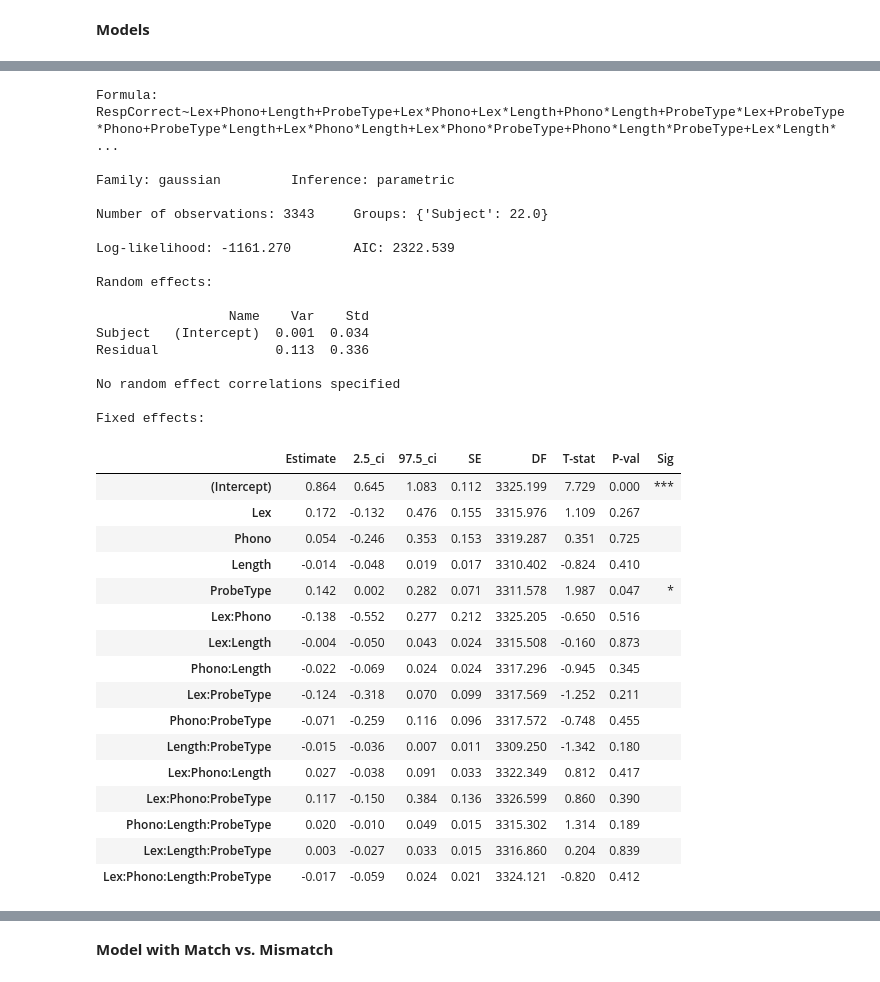
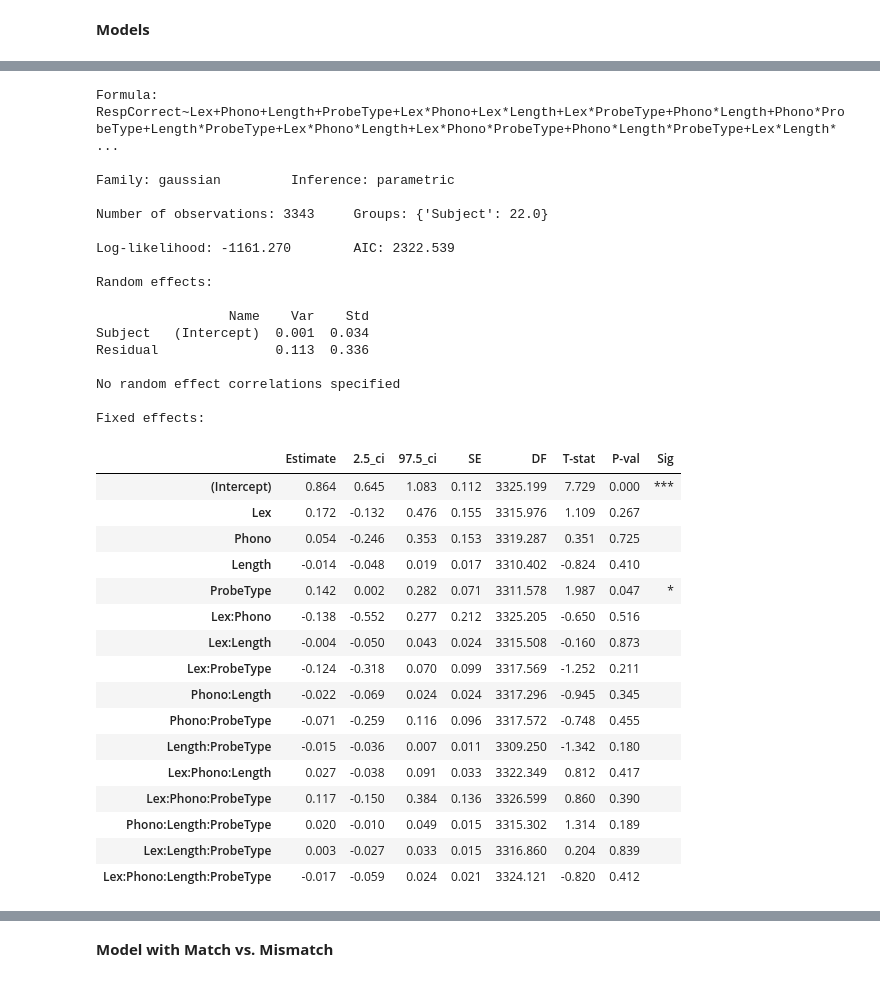
Before and after one commit to cristinarainich/Sternberg_analysis, a Jupyter notebook: Models.ipynb, the cells around one changed output, grey strips where cells are left out. Cells and saved outputs as stored; diff of their text form; code cells hidden in the pictures.

```diff
--- a/Models.ipynb
+++ b/Models.ipynb
@@ -605,37 +907,37 @@ pl.title('iEEG The distribution of accuracy');
 # %%
-model_4i = Lmer(
-    'RespCorrect ~ Lex + Phono + Length + ProbeType + Lex*Phono + Lex*Length + Phono*Length + ProbeType*Lex + ProbeType*Phono + ProbeType*Length + Lex*Phono*Length + Lex*Phono*ProbeType + Phono*Length*ProbeType + Lex*Length*ProbeType + Lex*Phono*Length*ProbeType + (1|Subject)',
-    data=ieeg_data
-    )
-model_4i.fit()
+model_fulli3 = Lmer(
+    'RespCorrect ~ Lex + Phono + Length + ProbeType + Lex*Phono + Lex*Length + Lex*ProbeType + Phono*Length + Phono*ProbeType + Length*ProbeType + Lex*Phono*Length + Lex*Phono*ProbeType + Phono*Length*ProbeType + Lex*Length*ProbeType + Lex*Phono*Length*ProbeType + (1|Subject)',
+    data = ieeg_data
+)
+model_fulli3.fit()
 # %% [output]
-Formula: RespCorrect~Lex+Phono+Length+ProbeType+Lex*Phono+Lex*Length+Phono*Length+ProbeType*Lex+ProbeType*Phono+ProbeType*Length+Lex*Phono*Length+Lex*Phono*ProbeType+Phono*Length*ProbeType+Lex*Length* ...
+Formula: RespCorrect~Lex+Phono+Length+ProbeType+Lex*Phono+Lex*Length+Lex*ProbeType+Phono*Length+Phono*ProbeType+Length*ProbeType+Lex*Phono*Length+Lex*Phono*ProbeType+Phono*Length*ProbeType+Lex*Length* ...
 
 Family: gaussian         Inference: parametric
 
 Number of observations: 3343     Groups: {'Subject': 22.0}
 
 Log-likelihood: -1161.270        AIC: 2322.539
 
 Random effects:
 
                  Name    Var    Std
 Subject   (Intercept)  0.001  0.034
 Residual               0.113  0.336
 
 No random effect correlations specified
 
 Fixed effects:
 |  | Estimate | 2.5_ci | 97.5_ci | SE | DF | T-stat | P-val | Sig |
 | (Intercept) | 0.864 | 0.645 | 1.083 | 0.112 | 3325.199 | 7.729 | 0.000 | *** |
 | Lex | 0.172 | -0.132 | 0.476 | 0.155 | 3315.976 | 1.109 | 0.267 |  |
 | Phono | 0.054 | -0.246 | 0.353 | 0.153 | 3319.287 | 0.351 | 0.725 |  |
 | Length | -0.014 | -0.048 | 0.019 | 0.017 | 3310.402 | -0.824 | 0.410 |  |
 | ProbeType | 0.142 | 0.002 | 0.282 | 0.071 | 3311.578 | 1.987 | 0.047 | * |
 | Lex:Phono | -0.138 | -0.552 | 0.277 | 0.212 | 3325.205 | -0.650 | 0.516 |  |
 | Lex:Length | -0.004 | -0.050 | 0.043 | 0.024 | 3315.508 | -0.160 | 0.873 |  |
+| Lex:ProbeType | -0.124 | -0.318 | 0.070 | 0.099 | 3317.569 | -1.252 | 0.211 |  |
 | Phono:Length | -0.022 | -0.069 | 0.024 | 0.024 | 3317.296 | -0.945 | 0.345 |  |
-| Lex:ProbeType | -0.124 | -0.318 | 0.070 | 0.099 | 3317.569 | -1.252 | 0.211 |  |
 | Phono:ProbeType | -0.071 | -0.259 | 0.116 | 0.096 | 3317.572 | -0.748 | 0.455 |  |
 | Length:ProbeType | -0.015 | -0.036 | 0.007 | 0.011 | 3309.250 | -1.342 | 0.180 |  |
 | Lex:Phono:Length | 0.027 | -0.038 | 0.091 | 0.033 | 3322.349 | 0.812 | 0.417 |  |
```
Also changed, not shown: parts of 105 cells of this notebook.
